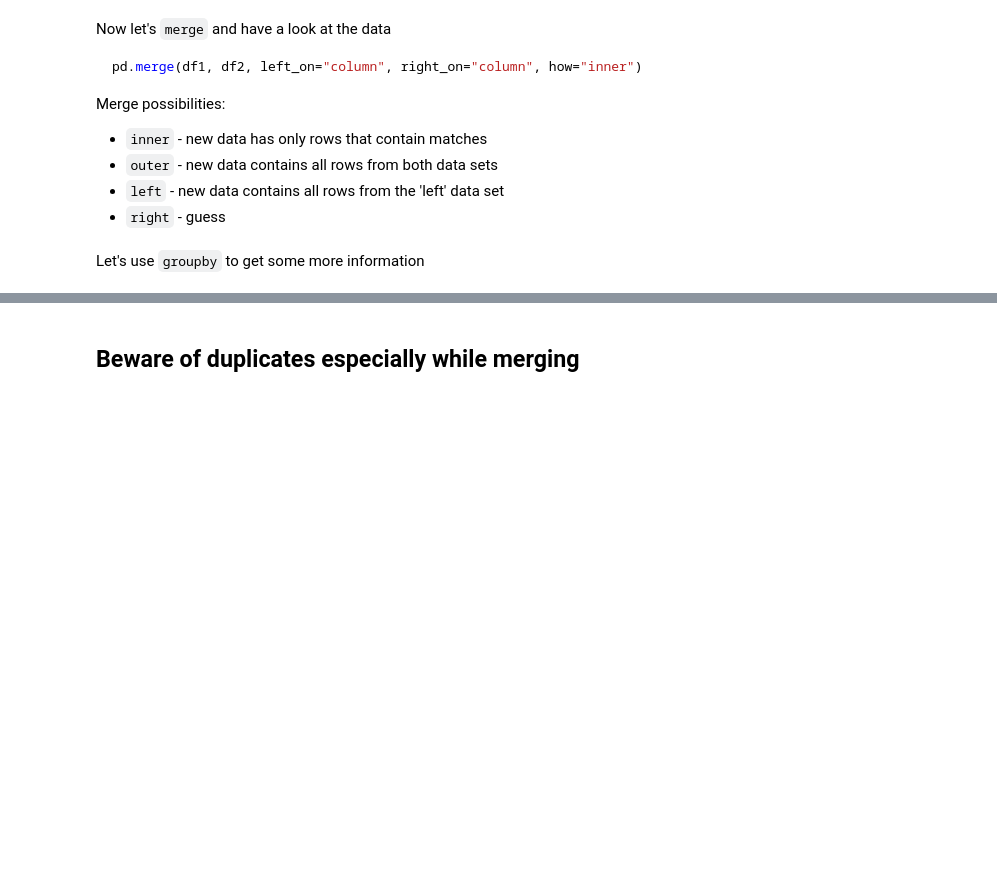
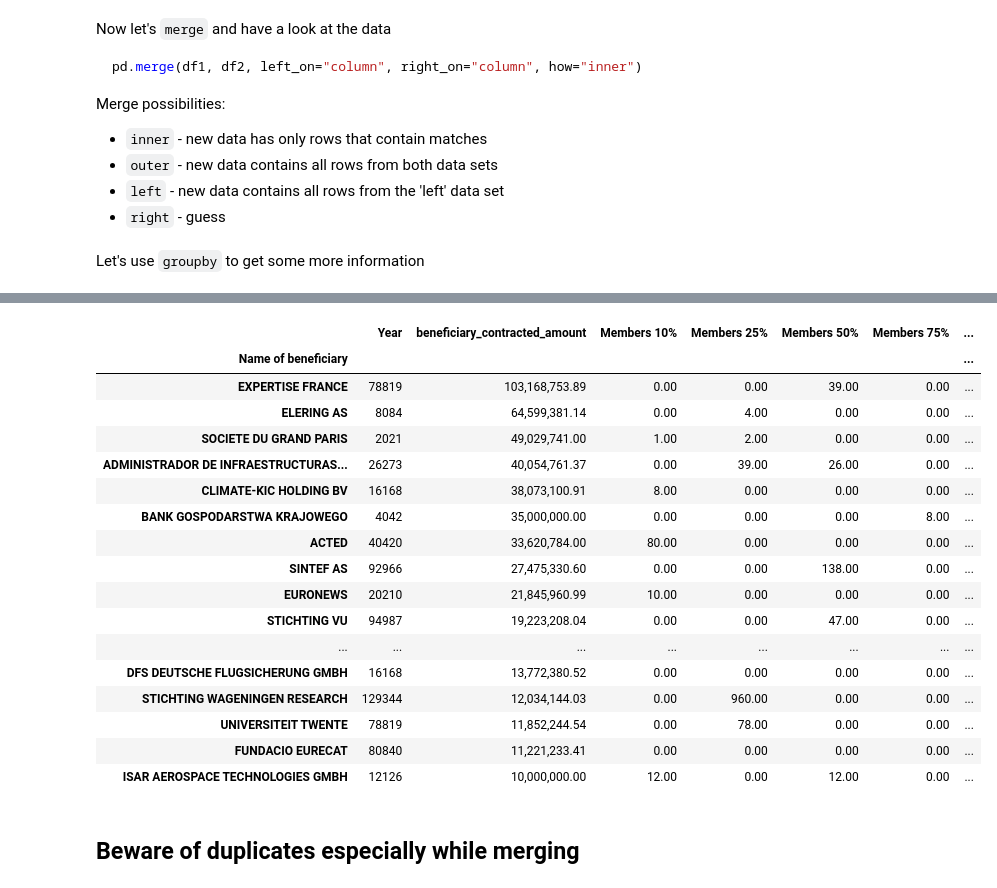
Before and after one commit to zufanka/2022-MIJ-PYTHON, a Jupyter notebook: 2-pandas.ipynb, the cells around one changed output, grey strips where cells are left out. Saved outputs shown, nothing was run; the diff lists cells and outputs as text; code cells hidden in the pictures; blank space fills up the shorter version.

````diff
--- a/2-pandas.ipynb
+++ b/2-pandas.ipynb
@@ -494,3 +579,6 @@ Let's combine the data with another dataset. This is the where we can get unique
 df2 = pd.read_excel("data/TransparencyRegister.xls")
 df2.sample(3)
 ```
+# %%
+df2 = pd.read_excel("data/TransparencyRegister.xls")
+df2.sample(3).T
@@ -497,4 +603,8 @@ df2.sample(3)
 # %% [markdown]
 We need to find a column in both datasets that is the same. Which one would that be?
+# %%
+df["name_lower"] = df["Name of beneficiary"].str.lower()
+# %%
+df2["name_lower"] = df2["Name"].str.lower()
 # %% [markdown]
 There are disparities in the case of the values of this column. Let's fix that first.
@@ -509,5 +624,7 @@ Merge possibilities:
 * `outer` - new data contains all rows from both data sets
 * `left` - new data contains all rows from the 'left' data set
 * `right` - guess
+# %%
+merged = pd.merge(df, df2, left_on="name_lower", right_on="name_lower", how="inner")
 # %% [markdown]
 Let's use `groupby` to get some more information
@@ -514,3 +651,24 @@ Let's use `groupby` to get some more information
+# %%
+merged.groupby("Name of beneficiary").sum().nlargest(20, "beneficiary_contracted_amount")
+# %% [output]
+|  | Year | beneficiary_contracted_amount | Members 10% | Members 25% | Members 50% | Members 75% | ... |
+| Name of beneficiary |  |  |  |  |  |  | ... |
+| EXPERTISE FRANCE | 78819 | 103,168,753.89 | 0.00 | 0.00 | 39.00 | 0.00 | ... |
+| ELERING AS | 8084 | 64,599,381.14 | 0.00 | 4.00 | 0.00 | 0.00 | ... |
+| SOCIETE DU GRAND PARIS | 2021 | 49,029,741.00 | 1.00 | 2.00 | 0.00 | 0.00 | ... |
+| ADMINISTRADOR DE INFRAESTRUCTURAS... | 26273 | 40,054,761.37 | 0.00 | 39.00 | 26.00 | 0.00 | ... |
+| CLIMATE-KIC HOLDING BV | 16168 | 38,073,100.91 | 8.00 | 0.00 | 0.00 | 0.00 | ... |
+| BANK GOSPODARSTWA KRAJOWEGO | 4042 | 35,000,000.00 | 0.00 | 0.00 | 0.00 | 8.00 | ... |
+| ACTED | 40420 | 33,620,784.00 | 80.00 | 0.00 | 0.00 | 0.00 | ... |
+| SINTEF AS | 92966 | 27,475,330.60 | 0.00 | 0.00 | 138.00 | 0.00 | ... |
+| EURONEWS | 20210 | 21,845,960.99 | 10.00 | 0.00 | 0.00 | 0.00 | ... |
+| STICHTING VU | 94987 | 19,223,208.04 | 0.00 | 0.00 | 47.00 | 0.00 | ... |
+| ... | ... | ... | ... | ... | ... | ... | ... |
+| DFS DEUTSCHE FLUGSICHERUNG GMBH | 16168 | 13,772,380.52 | 0.00 | 0.00 | 0.00 | 0.00 | ... |
+| STICHTING WAGENINGEN RESEARCH | 129344 | 12,034,144.03 | 0.00 | 960.00 | 0.00 | 0.00 | ... |
+| UNIVERSITEIT TWENTE | 78819 | 11,852,244.54 | 0.00 | 78.00 | 0.00 | 0.00 | ... |
+| FUNDACIO EURECAT | 80840 | 11,221,233.41 | 0.00 | 0.00 | 0.00 | 0.00 | ... |
+| ISAR AEROSPACE TECHNOLOGIES GMBH | 12126 | 10,000,000.00 | 12.00 | 0.00 | 12.00 | 0.00 | ... |
 # %% [markdown]
 ## Beware of duplicates especially while merging
 # %% [markdown]
````
Also changed, not shown: parts of 10 cells of this notebook.
